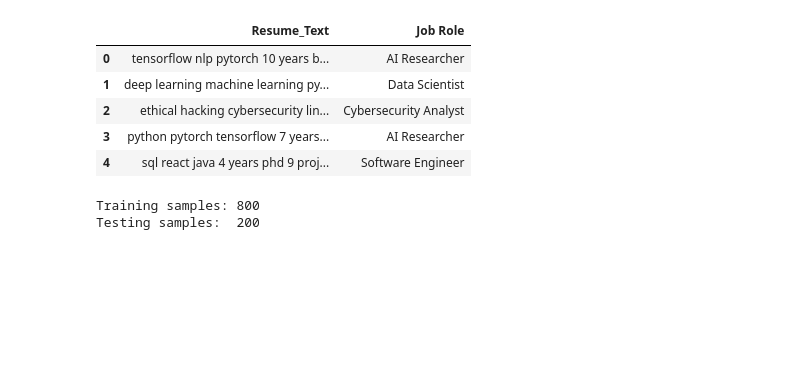
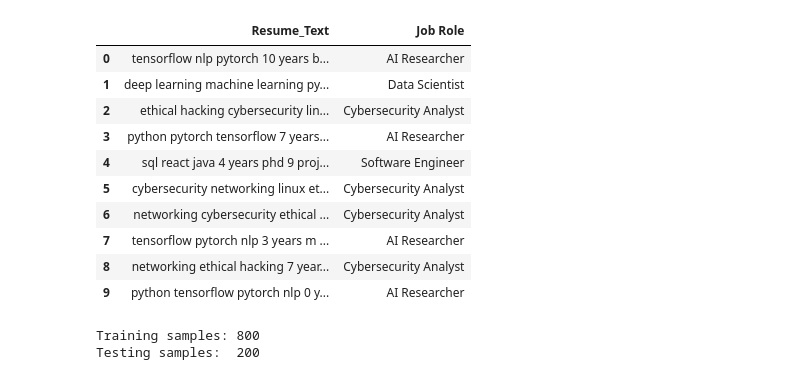
Before and after one commit to cla549/CMPT310-G03, a Jupyter notebook: job_classification.ipynb, the cells around one changed output. Drawn from its saved outputs; the diff is of its cells as text; code cells hidden in the pictures; blank space fills up the shorter version.

```diff
--- a/job_classification.ipynb
+++ b/job_classification.ipynb
@@ -1,19 +1,24 @@
 # %%
 import pandas as pd
 import matplotlib.pyplot as plt
 import seaborn as sns #used for prope graphin
 from data_cleaning import preprocess_resume #.py cleaning file for preprocess_resume function
 
 raw_df = pd.read_csv('data/AI_Resume_Screening.csv')
 df = preprocess_resume(raw_df)
-df[['Resume_Text', 'Job Role']].head() #check for preprocess
+df[['Resume_Text', 'Job Role']].head(10) #check for preprocess
 # %% [output]
 |  | Resume_Text | Job Role |
 | 0 | tensorflow nlp pytorch 10 years b... | AI Researcher |
 | 1 | deep learning machine learning py... | Data Scientist |
 | 2 | ethical hacking cybersecurity lin... | Cybersecurity Analyst |
 | 3 | python pytorch tensorflow 7 years... | AI Researcher |
 | 4 | sql react java 4 years phd 9 proj... | Software Engineer |
+| 5 | cybersecurity networking linux et... | Cybersecurity Analyst |
+| 6 | networking cybersecurity ethical ... | Cybersecurity Analyst |
+| 7 | tensorflow pytorch nlp 3 years m ... | AI Researcher |
+| 8 | networking ethical hacking 7 year... | Cybersecurity Analyst |
+| 9 | python tensorflow pytorch nlp 0 y... | AI Researcher |
 # %%
 from sklearn.model_selection import train_test_split
 #feature n target
```
Also changed, not shown: parts of 1 cell of this notebook, 13 other files.
